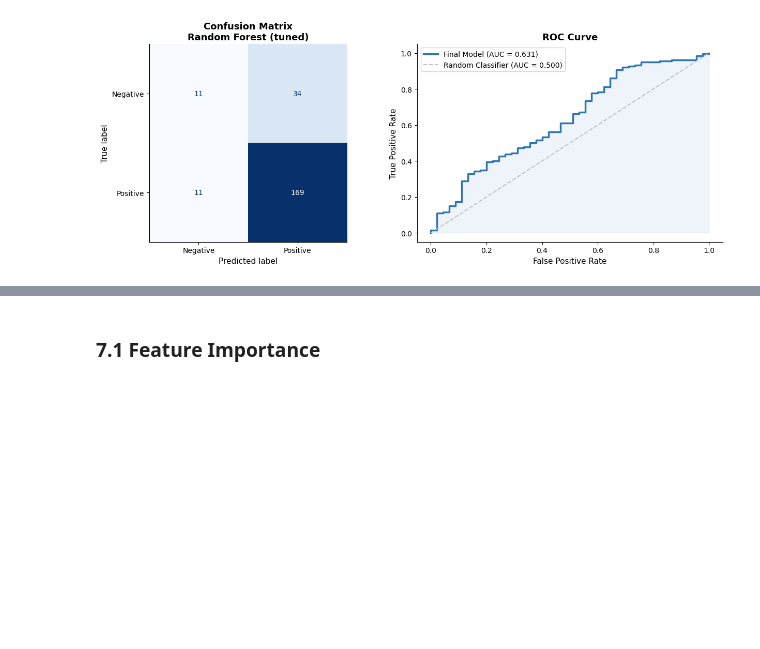
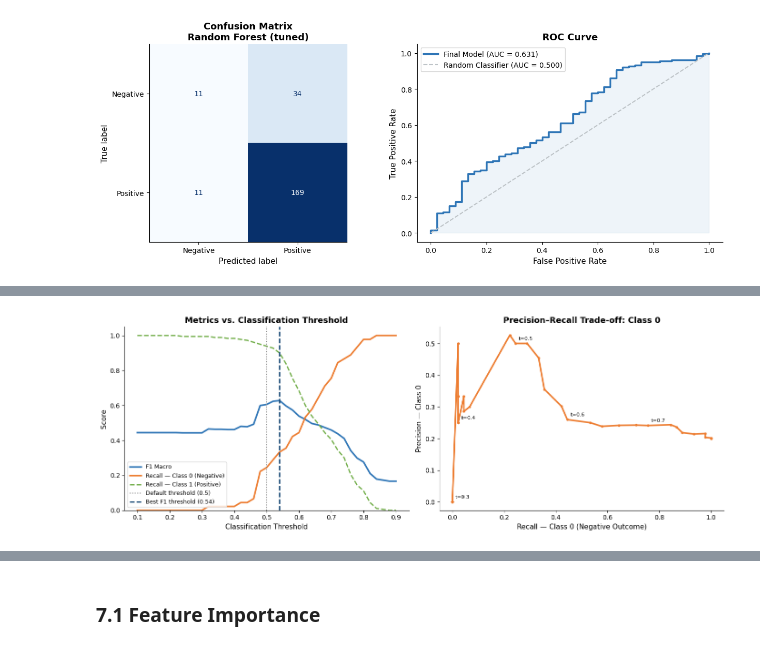
Before and after one commit to jemillett/accommodation-ml-project, a Jupyter notebook: accommodation_ml_project.ipynb, the cells around one changed output, grey strips where cells are left out. Saved outputs shown, nothing was run; the diff lists cells and outputs as text; code cells hidden in the pictures; blank space fills up the shorter version.

Commit message:
Address mentor feedback: explicit simulation transparency + classification threshold tuning before SMOTE

```diff
--- a/accommodation_ml_project.ipynb
+++ b/accommodation_ml_project.ipynb
@@ -976,0 +1019,56 @@ plt.show()
+# %%
+# ── Threshold sweep: precision, recall, F1 across 0.1 → 0.9 ─────
+thresholds  = np.arange(0.10, 0.91, 0.02)
+results_thr = []
+
+for t in thresholds:
+    y_pred_t = (y_pred_prob >= t).astype(int)
+    results_thr.append({
+        'threshold':     t,
+        'f1_macro':      f1_score(y_test, y_pred_t, average='macro',    zero_division=0),
+        'recall_neg':    recall_score(y_test, y_pred_t, pos_label=0,    zero_division=0),
+        'precision_neg': precision_score(y_test, y_pred_t, pos_label=0, zero_division=0),
+        'recall_pos':    recall_score(y_test, y_pred_t, pos_label=1,    zero_division=0),
+        'precision_pos': precision_score(y_test, y_pred_t, pos_label=1, zero_division=0),
+    })
+
+thr_df = pd.DataFrame(results_thr)
+
+# ── Plot: threshold vs key metrics ──────────────────────────────
+fig, axes = plt.subplots(1, 2, figsize=(14, 5))
+
+# Left: F1 macro and Class 0 recall vs threshold
+ax = axes[0]
+ax.plot(thr_df['threshold'], thr_df['f1_macro'],   color='#2E75B6', lw=2.5, label='F1 Macro')
+ax.plot(thr_df['threshold'], thr_df['recall_neg'], color='#ED7D31', lw=2.5, label='Recall — Class 0 (Negative)')
+ax.plot(thr_df['threshold'], thr_df['recall_pos'], color='#70AD47', lw=2.0, label='Recall — Class 1 (Positive)',
+        linestyle='--')
+ax.axvline(0.5, color='gray', linestyle=':', lw=1.5, label='Default threshold (0.5)')
+best_t = thr_df.loc[thr_df['f1_macro'].idxmax(), 'threshold']
+ax.axvline(best_t, color='#1F4E79', linestyle='--', lw=2,
+           label=f'Best F1 threshold ({best_t:.2f})')
+ax.set_xlabel('Classification Threshold')
+ax.set_ylabel('Score')
+ax.set_title('Metrics vs. Classification Threshold', fontweight='bold')
+ax.legend(fontsize=9)
+ax.set_ylim(0, 1.05)
+
+# Right: Precision vs Recall for Class 0
+ax2 = axes[1]
+ax2.plot(thr_df['recall_neg'], thr_df['precision_neg'],
+         color='#ED7D31', lw=2.5, marker='o', markersize=3)
+# Annotate a few threshold points
+for t_mark in [0.3, 0.4, 0.5, 0.6, 0.7]:
+    row = thr_df[np.abs(thr_df['threshold'] - t_mark) < 0.015].iloc[0]
+    ax2.annotate(f't={t_mark:.1f}',
+                 xy=(row['recall_neg'], row['precision_neg']),
+                 xytext=(5, 5), textcoords='offset points', fontsize=8)
+ax2.set_xlabel('Recall — Class 0 (Negative Outcome)')
+ax2.set_ylabel('Precision — Class 0')
+ax2.set_title('Precision–Recall Trade-off: Class 0', fontweight='bold')
+
+plt.tight_layout()
+plt.savefig('images/fig_threshold_tuning.png', dpi=130, bbox_inches='tight')
+plt.show()
+# %% [output]
+[figure, added]
```
Also changed, not shown: parts of 3 cells of this notebook, 1 other file.
